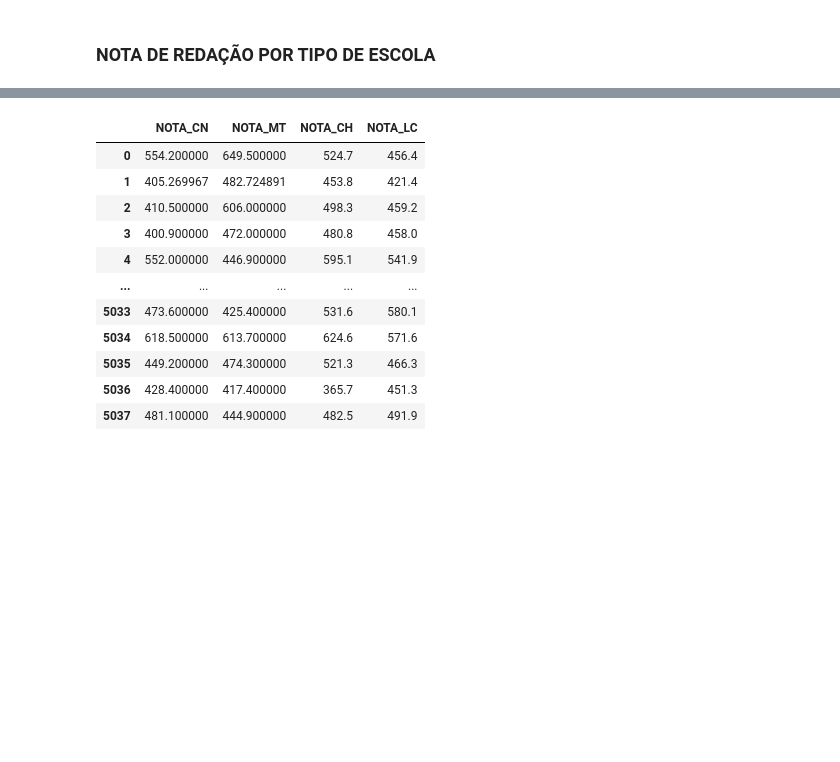
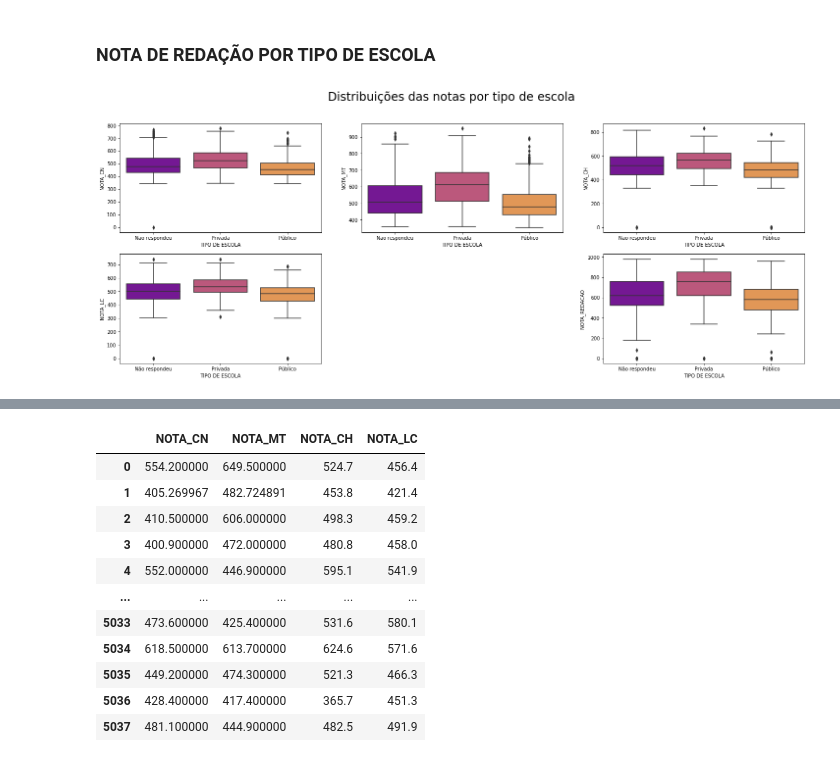
Before and after one commit to Victor-Amarante/Intro_DS, a Jupyter notebook: DataEDA.ipynb, the cells around one changed output, grey strips where cells are left out. Cells and saved outputs as stored; diff of their text form; code cells hidden in the pictures; blank space fills up the shorter version.

```diff
--- a/DataEDA.ipynb
+++ b/DataEDA.ipynb
@@ -435,3 +438,25 @@ notas.describe()
 - Objetivo: Entender o comportamento de duas ou mais variáveis sendo analisadas ao mesmo tempo.
 # %% [markdown]
 ### NOTA DE REDAÇÃO POR TIPO DE ESCOLA
+# %%
+fig, ax = plt.subplots(figsize=(25,9))
+
+plt.subplot(2,3,1)
+ax1 = sns.boxplot(data=df,x='TIPO DE ESCOLA', y='NOTA_CN', palette = 'plasma')
+
+plt.subplot(2,3,2)
+ax2 = sns.boxplot(data=df,x='TIPO DE ESCOLA', y='NOTA_MT', palette = 'plasma')
+
+plt.subplot(2,3,3)
+ax3 = sns.boxplot(data=df,x='TIPO DE ESCOLA', y='NOTA_CH', palette = 'plasma')
+
+plt.subplot(2,3,4)
+ax4 = sns.boxplot(data=df,x='TIPO DE ESCOLA', y='NOTA_LC', palette = 'plasma')
+
+plt.subplot(2,3,6)
+ax5 = sns.boxplot(data=df,x='TIPO DE ESCOLA', y='NOTA_REDACAO', palette = 'plasma')
+
+fig.suptitle('Distribuições das notas por tipo de escola', fontsize=24)
+plt.show()
+# %% [output]
+[figure, added]
```
Also changed, not shown: parts of 7 cells of this notebook.
